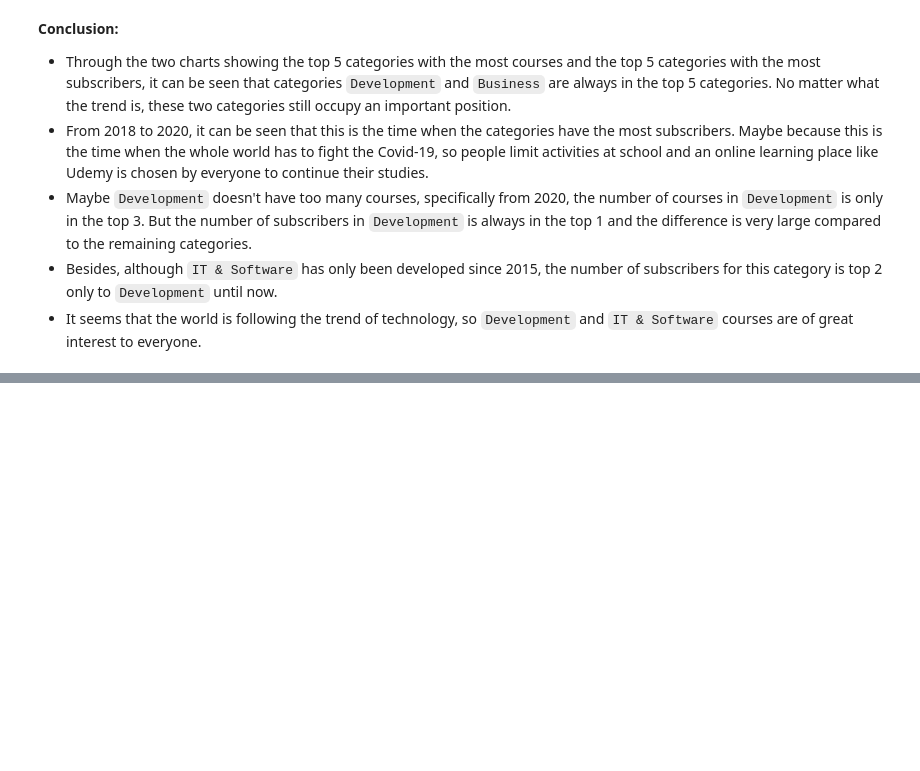
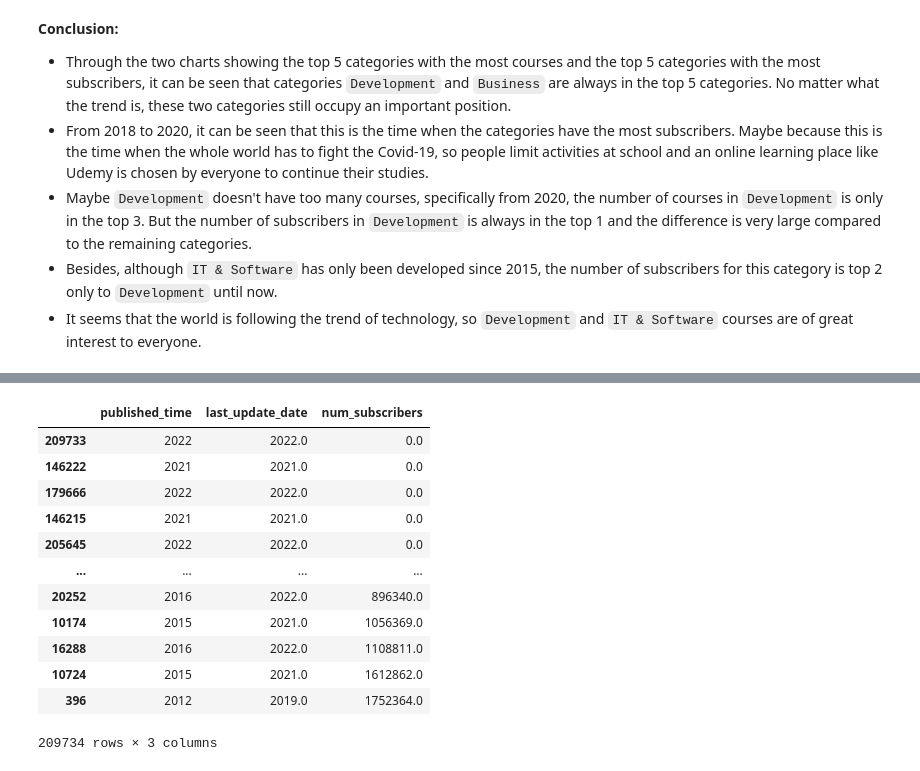
Before and after one commit to TranPhanPhucAn/Final-project-LTKHDL, a Jupyter notebook: Questions.ipynb, the cells around one changed output, grey strips where cells are left out. Drawn from its saved outputs; the diff is of its cells as text; code cells hidden in the pictures; blank space fills up the shorter version.

```diff
--- a/Questions.ipynb
+++ b/Questions.ipynb
@@ -192,0 +215,21 @@ plt.show()
+# %%
+# udemy_df[udemy_df['last_update_date'] == NaT]
+# udemy_df[np.isnat(udemy_df['last_update_date'])]
+a = udemy_df[['published_time', 'last_update_date', 'num_subscribers']]
+a['published_time'] = [item.year for item in a['published_time']]
+a['last_update_date'] = [item.year for item in a['last_update_date']]
+a.sort_values('num_subscribers')
+# %% [output]
+|  | published_time | last_update_date | num_subscribers |
+| 209733 | 2022 | 2022.0 | 0.0 |
+| 146222 | 2021 | 2021.0 | 0.0 |
+| 179666 | 2022 | 2022.0 | 0.0 |
+| 146215 | 2021 | 2021.0 | 0.0 |
+| 205645 | 2022 | 2022.0 | 0.0 |
+| ... | ... | ... | ... |
+| 20252 | 2016 | 2022.0 | 896340.0 |
+| 10174 | 2015 | 2021.0 | 1056369.0 |
+| 16288 | 2016 | 2022.0 | 1108811.0 |
+| 10724 | 2015 | 2021.0 | 1612862.0 |
+| 396 | 2012 | 2019.0 | 1752364.0 |
+209734 rows × 3 columns
```
Also changed, not shown: parts of 2 cells of this notebook.
